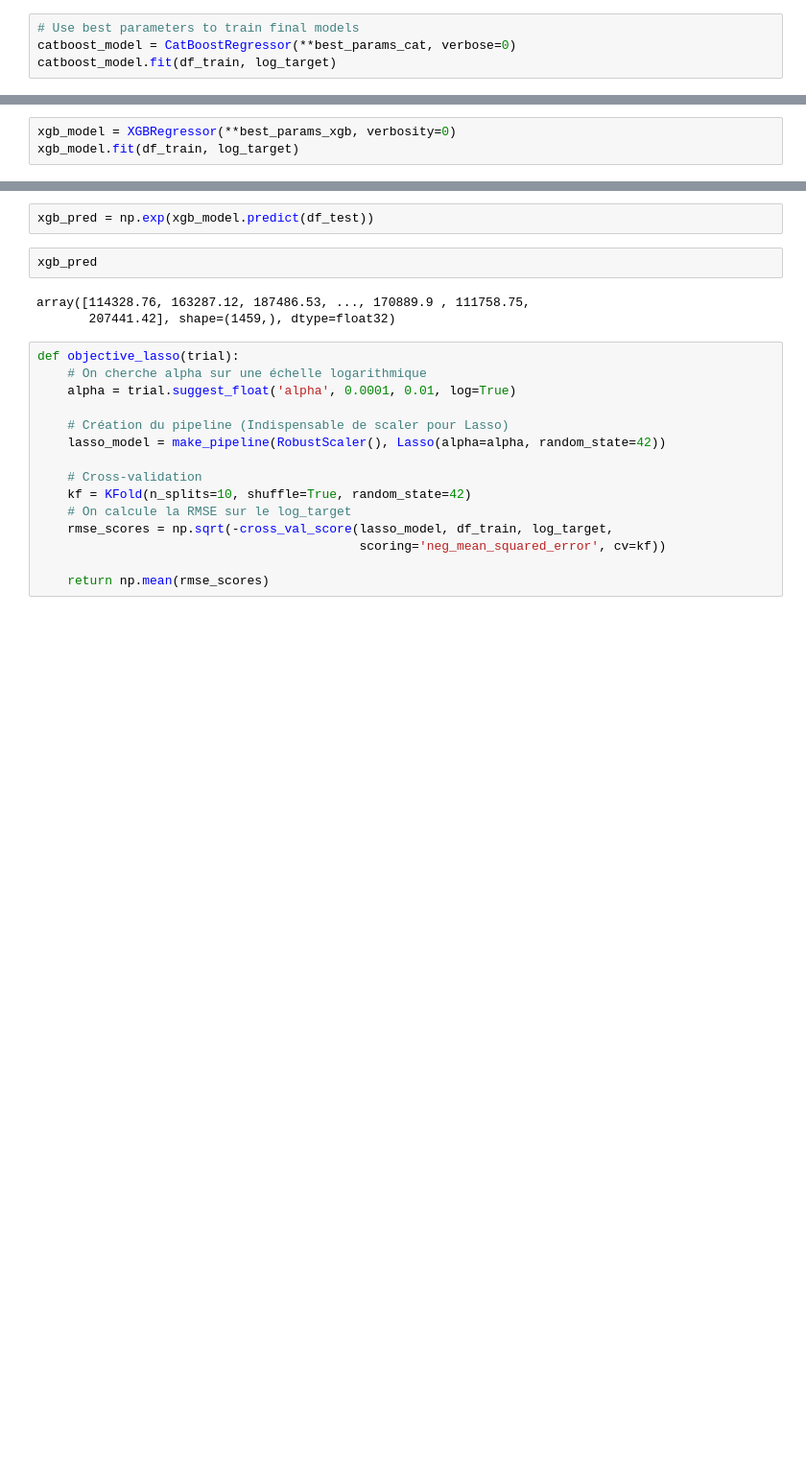
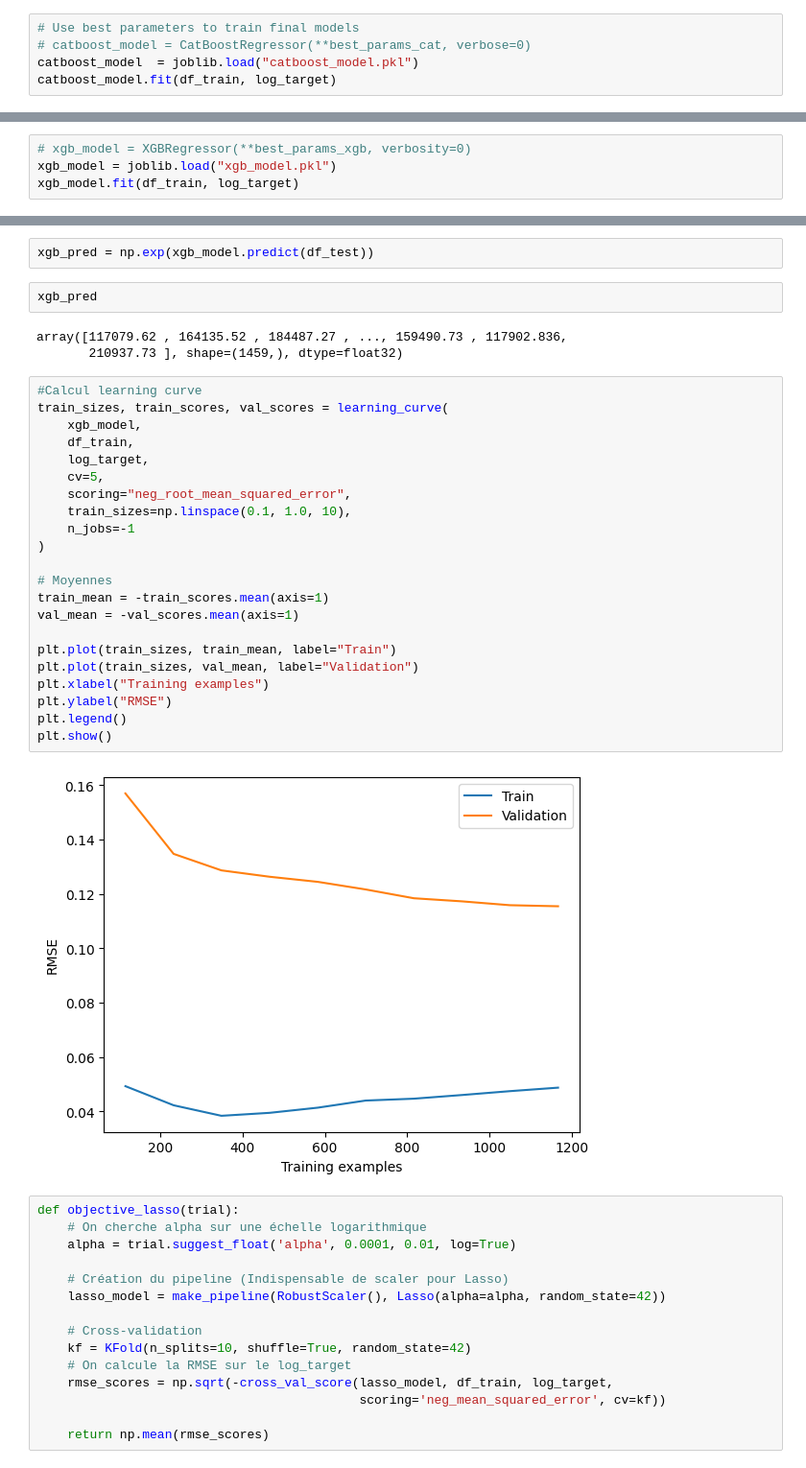
Before and after one commit to mhsylla/kaggle_house_compet, a Jupyter notebook: index4.ipynb, the cells around one changed output, grey strips where cells are left out. Shown at 96% size. Saved outputs shown, nothing was run; the diff lists cells and outputs as text; blank space fills up the shorter version.

```diff
--- a/index4.ipynb
+++ b/index4.ipynb
@@ -597,6 +592,7 @@ best_params_cat = {
 # %%
 # Use best parameters to train final models
-catboost_model = CatBoostRegressor(**best_params_cat, verbose=0)
+# catboost_model = CatBoostRegressor(**best_params_cat, verbose=0)
+catboost_model  = joblib.load("catboost_model.pkl")
 catboost_model.fit(df_train, log_target)
 # %% [output]
 CatBoostRegressor(depth=5, eval_metric='RMSE', iterations=1565, learning_rate=0.05155522848159524, loss_function='RMSE', verbose=0)
@@ -701,5 +698,6 @@ best_params_xgb = {
 # %%
-xgb_model = XGBRegressor(**best_params_xgb, verbosity=0)
+# xgb_model = XGBRegressor(**best_params_xgb, verbosity=0)
+xgb_model = joblib.load("xgb_model.pkl")
 xgb_model.fit(df_train, log_target)
 # %% [output]
 XGBRegressor(base_score=None, booster=None, callbacks=None,
@@ -725,8 +728,32 @@ xgb_pred = np.exp(xgb_model.predict(df_test))
 # %%
 xgb_pred
 # %% [output]
-array([114328.76, 163287.12, 187486.53, ..., 170889.9 , 111758.75,
-       207441.42], shape=(1459,), dtype=float32)
+array([117079.62 , 164135.52 , 184487.27 , ..., 159490.73 , 117902.836,
+       210937.73 ], shape=(1459,), dtype=float32)
+# %%
+#Calcul learning curve
+train_sizes, train_scores, val_scores = learning_curve(
+    xgb_model,
+    df_train,
+    log_target,
+    cv=5,
+    scoring="neg_root_mean_squared_error",
+    train_sizes=np.linspace(0.1, 1.0, 10),
+    n_jobs=-1
+)
+
+# Moyennes
+train_mean = -train_scores.mean(axis=1)
+val_mean = -val_scores.mean(axis=1)
+
+plt.plot(train_sizes, train_mean, label="Train")
+plt.plot(train_sizes, val_mean, label="Validation")
+plt.xlabel("Training examples")
+plt.ylabel("RMSE")
+plt.legend()
+plt.show()
+# %% [output]
+[figure, added]
 # %%
 def objective_lasso(trial):
     # On cherche alpha sur une échelle logarithmique
```
Also changed, not shown: parts of 19 cells of this notebook, 3 other files.
